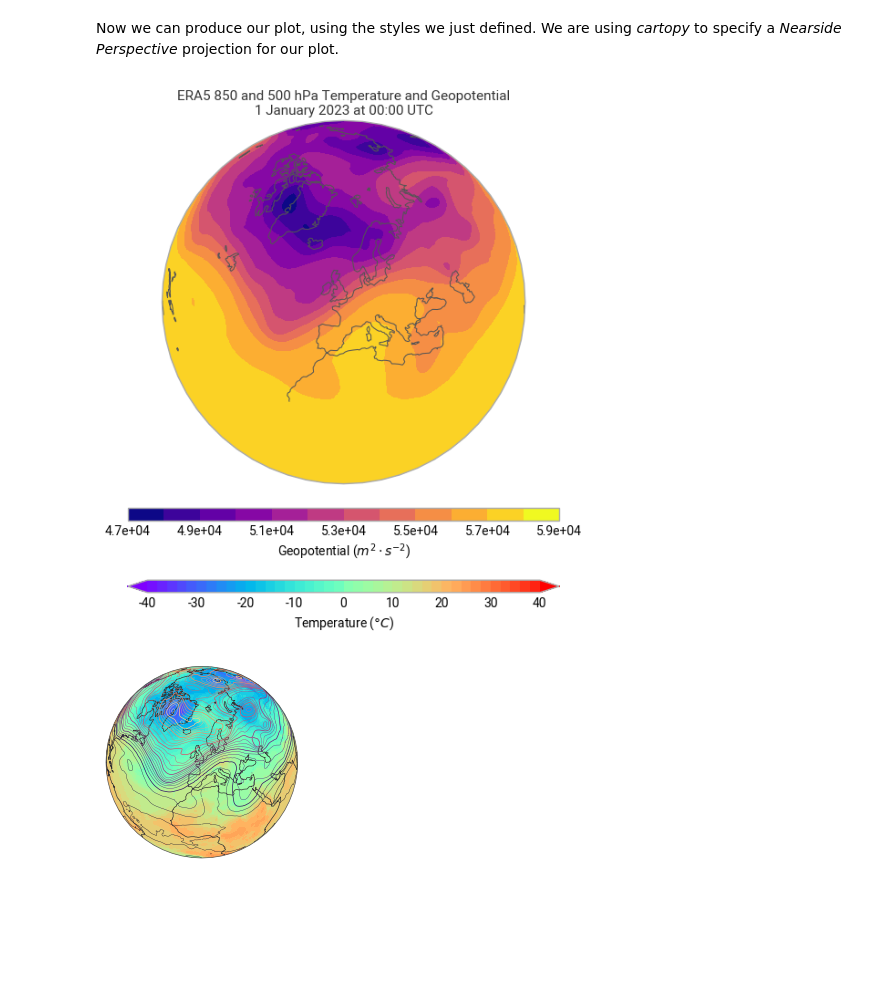
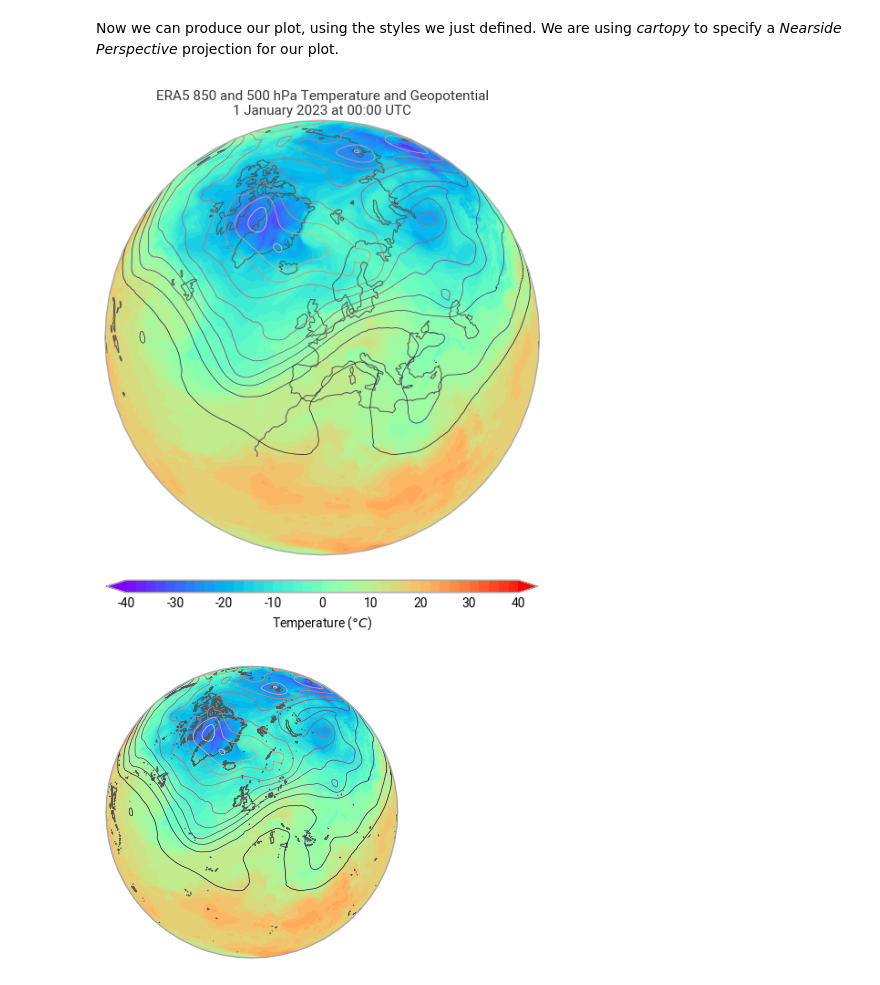
Before and after one commit to ecmwf-projects/dss-notebooks, a Jupyter notebook: datasets/reanalysis-era5-pressure-levels/demo.ipynb, the cells around one changed output. Drawn from its saved outputs; the diff is of its cells as text; code cells hidden in the pictures; blank space fills up the shorter version.

```diff
--- a/datasets/reanalysis-era5-pressure-levels/demo.ipynb
+++ b/datasets/reanalysis-era5-pressure-levels/demo.ipynb
@@ -61,50 +61,47 @@ temperature_style = earthkit.plots.styles.Style(
 For the pressure style, we want line contours with every fourth line double the thickness of the previous three. We want pressure contours every 4 *hPa*, so we will set our units to *hPa* and the `level_tep` to 4.
 # %%
 geopotential_style =earthkit.plots.styles.Style(
-    line_colors="magma_r",
-    linewidths=[.25, .25, .25, .5],
-    level_step=400,
+    colors="magma_r",
+    linewidths=[.5, .5, .5, .5],
     units="m2 s-2",
-    legend_type=None,
 )
 # %% [markdown]
 Now we can produce our plot, using the styles we just defined. We are using *cartopy* to specify a *Nearside Perspective* projection for our plot.
 # %%
 import cartopy.crs as ccrs
 
 earthkit.plots.schema.figure.set(figsize=(6, 6))
 
 crs = ccrs.NearsidePerspective(central_latitude=50)
 chart = earthkit.plots.Map(crs=crs)
 
 chart.quickplot(temperature, style=temperature_style, transform_first=False)
-chart.quickplot(geopotential, transform_first=False, style=geopotential_style)
+chart.legend(location="bottom")
+chart.contour(geopotential, transform_first=False, style=geopotential_style)
 
 chart.coastlines(resolution="low")
-
-chart.legend(location="bottom")
 
 # For the title, we can take advantage of earthkit-maps metadata
 # detection, which allows us to use format keys like 'variable_name'
 # and 'time', which are then populated from the metadata of the data
 # that's been plotted.
 chart.title(
     "ERA5 {level} hPa {name}\n"
     "{time:%-d %B %Y} at {time:%H:%M} UTC",
     fontsize=11,
 )
 
 chart.save("overview-detail.png")
 # %% [output]
-[figure, old version]
+[figure, new version]
 # %%
-earthkit.maps.schema.figsize = (2, 2)
-chart = earthkit.maps.Superplot(crs=crs)
+earthkit.plots.schema.figure.set(figsize = (3, 3))
+chart = earthkit.plots.Map(crs=crs)
 
-chart.plot(temperature, style=temperature_style, transform_first=False)
-chart.plot(geopotential, transform_first=False, style=geopotential_style)
+chart.quickplot(temperature, style=temperature_style, transform_first=False)
+chart.contour(geopotential, transform_first=False, style=geopotential_style)
 chart.coastlines()
 
 chart.save("overview.png")
 # %% [output]
-[figure, old version]
+[figure, new version]
```
Also changed, not shown: parts of 2 cells of this notebook, 2 other files.
